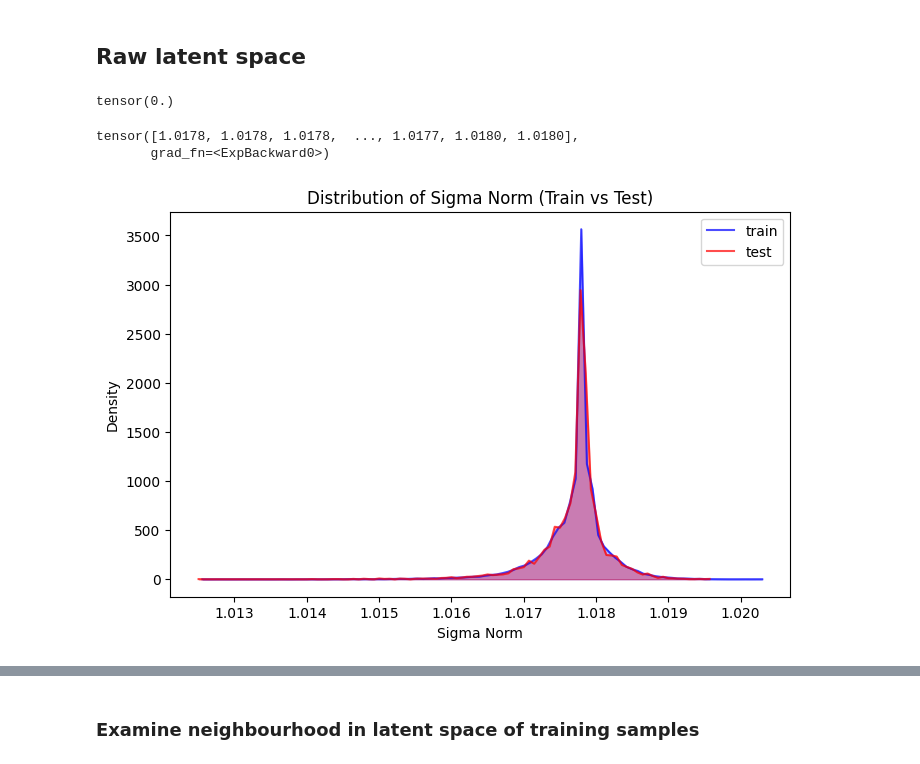
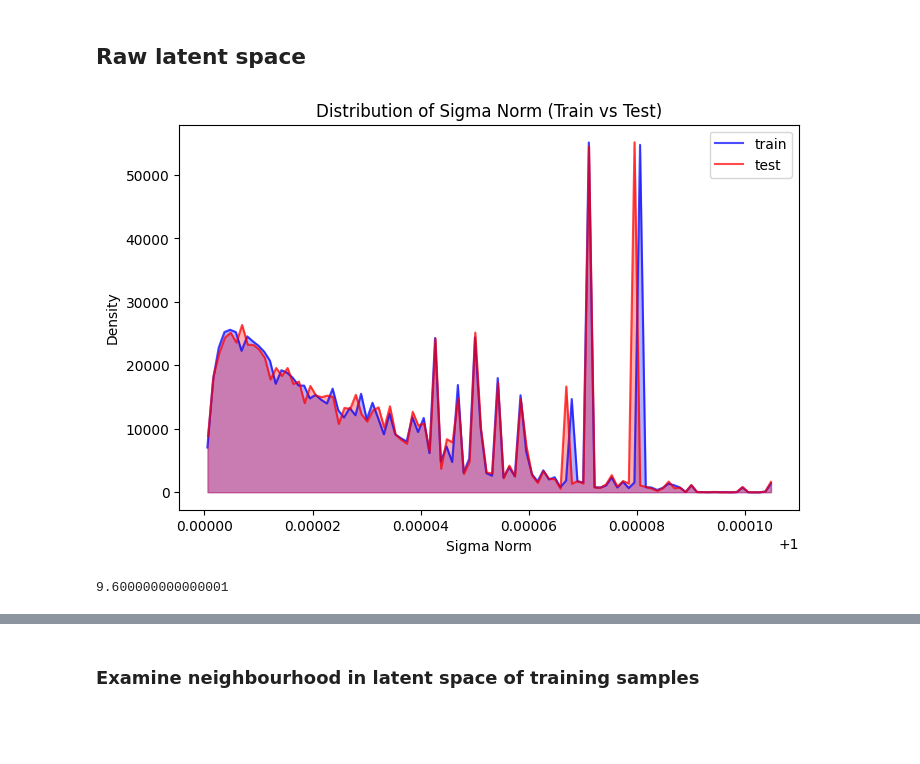
Before and after one commit to LuisCarretero/similar-expressions, a Jupyter notebook: src/downstream/latent_analysis.ipynb, the cells around one changed output, grey strips where cells are left out. Drawn from its saved outputs; the diff is of its cells as text; code cells hidden in the pictures; blank space fills up the shorter version.

```diff
--- a/src/downstream/latent_analysis.ipynb
+++ b/src/downstream/latent_analysis.ipynb
@@ -71,26 +71,13 @@ train_loader, test_loader, hashes = create_dataloader(datapath, 'dataset_240817_
 assert all([config['dataset_hashes']['value'][key] == hashes[key] for key in config['dataset_hashes']['value']]), "Error: Using different dataset than used for training."
 # %% [markdown]
 ## Raw latent space
-# %%
-def kl(mu, sigma):
-    """KL divergence between two normal distributions"""
-    return torch.mean(-0.5 * torch.sum(1 + sigma - mu.pow(2) - sigma.exp(), 1))
-
-kl(torch.zeros([1, 1]), torch.ones([1, 1]).log())
-# %% [output]
-tensor(0.)
-# %%
-ln_var.norm(dim=1).exp()
-# %% [output]
-tensor([1.0178, 1.0178, 1.0178,  ..., 1.0177, 1.0180, 1.0180],
-       grad_fn=<ExpBackward0>)
 # %%
 BATCH_SIZE = 2**15
 
 cfg2 = deepcopy(cfg)
 cfg2.training.batch_size = BATCH_SIZE
 datapath = '/Users/luis/Desktop/Cranmer 2024/Workplace/smallMutations/similar-expressions/data'
-train_loader, test_loader, hashes = create_dataloader(datapath, 'dataset_240817_2', cfg2, value_transform=lambda x: torch.arcsinh(x)*0.1)
+train_loader, test_loader, hashes = create_dataloader(datapath, 'dataset_240822_1', cfg2, value_transform=lambda x: torch.arcsinh(x)*0.1, shuffle_train=False)
 assert all([config['dataset_hashes']['value'][key] == hashes[key] for key in config['dataset_hashes']['value']]), "Error: Using different dataset than used for training."
 
 
@@ -111,32 +98,36 @@ mu_test = np.empty([len(test_loader.dataset), cfg.model.z_size])
 z_test = np.empty([len(test_loader.dataset), cfg.model.z_size])
 for i, (x, _, _, _) in enumerate(test_loader):
     # x = torch.tensor(data_syntax[:(2**15), ...].transpose(0, 2, 1))
     mean, ln_var = vae_model.encoder(x)
     z = vae_model.sample(mean, ln_var)
     res = ln_var.norm(dim=1).exp().detach().numpy()
     sigma_norm_test[i*BATCH_SIZE:(i+1)*BATCH_SIZE] = res
     mu_test[i*BATCH_SIZE:(i+1)*BATCH_SIZE, :] = mean.detach().numpy()
     z_test[i*BATCH_SIZE:(i+1)*BATCH_SIZE, :] = z.detach().numpy()
 
 # Calculate the histogram data without plotting
 train_hist, train_bins = np.histogram(sigma_norm_train, bins=100, density=True)
 test_hist, test_bins = np.histogram(sigma_norm_test, bins=100, density=True)
 
 # Calculate bin centers for plotting
 train_bin_centers = (train_bins[:-1] + train_bins[1:]) / 2
 test_bin_centers = (test_bins[:-1] + test_bins[1:]) / 2
 
 # Create a plot for direct comparison
 plt.figure(figsize=(8, 5))
 plt.plot(train_bin_centers, train_hist, label='train', color='blue', alpha=0.7)
 plt.plot(test_bin_centers, test_hist, label='test', color='red', alpha=0.7)
 plt.fill_between(train_bin_centers, train_hist, alpha=0.3, color='blue')
 plt.fill_between(test_bin_centers, test_hist, alpha=0.3, color='red')
 plt.xlabel('Sigma Norm')
 plt.ylabel('Density')
 plt.title('Distribution of Sigma Norm (Train vs Test)')
 plt.legend()
 plt.show()
 # %% [output]
-[figure, old version]
+[figure, new version]
+# %%
+0.05 * 192
+# %% [output]
+9.600000000000001
 # %%
```
Also changed, not shown: parts of 9 cells of this notebook, 3 other files.
